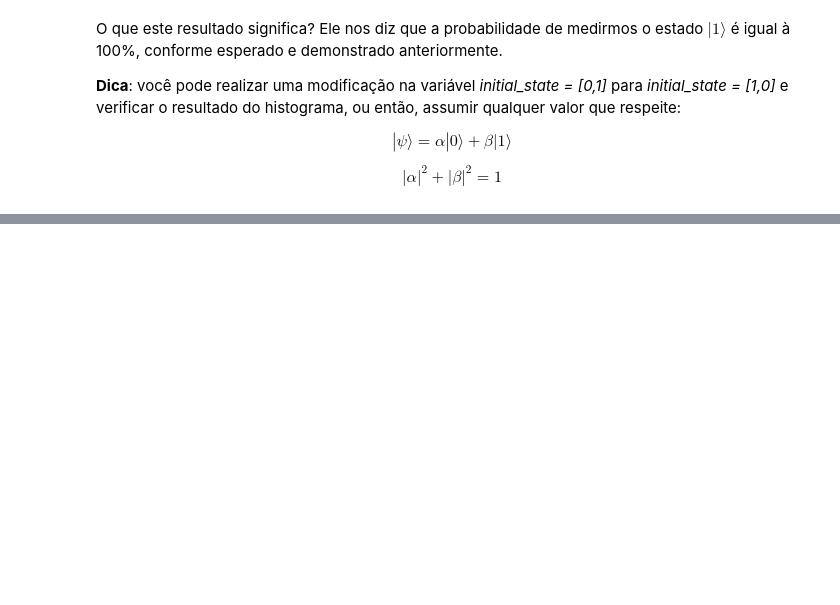
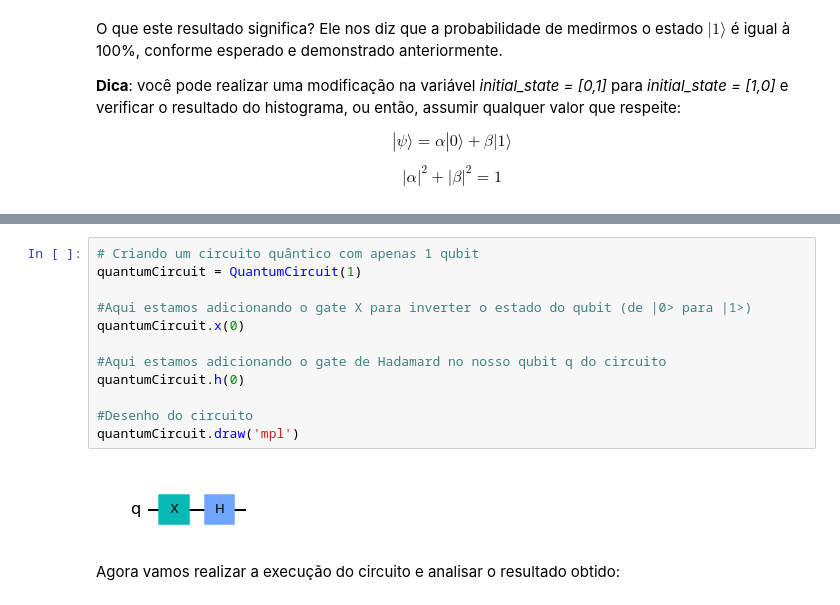
Before and after one commit to iron1894/Quantum, a Jupyter notebook: superposicao_pt1.ipynb, the cells around one changed output, grey strips where cells are left out. Drawn from its saved outputs; the diff is of its cells as text; blank space fills up the shorter version.

```diff
--- a/superposicao_pt1.ipynb
+++ b/superposicao_pt1.ipynb
@@ -138,0 +260,16 @@ $$|\alpha|^2 + |\beta|^2 = 1$$
+# %%
+# Criando um circuito quântico com apenas 1 qubit
+quantumCircuit = QuantumCircuit(1)
+
+#Aqui estamos adicionando o gate X para inverter o estado do qubit (de |0> para |1>)
+quantumCircuit.x(0)
+
+#Aqui estamos adicionando o gate de Hadamard no nosso qubit q do circuito
+quantumCircuit.h(0)
+
+#Desenho do circuito
+quantumCircuit.draw('mpl')
+# %% [output]
+[figure, added]
+# %% [markdown]
+Agora vamos realizar a execução do circuito e analisar o resultado obtido:
```
Also changed, not shown: parts of 20 cells of this notebook.
